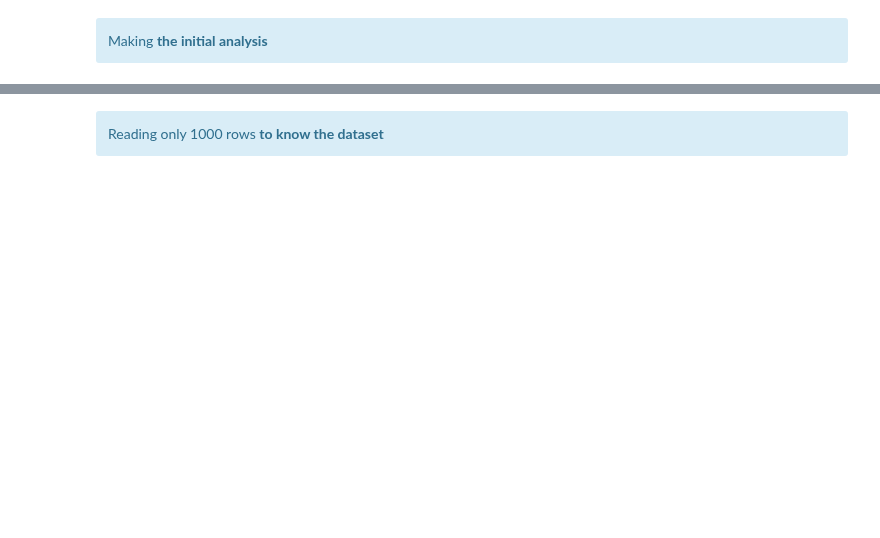
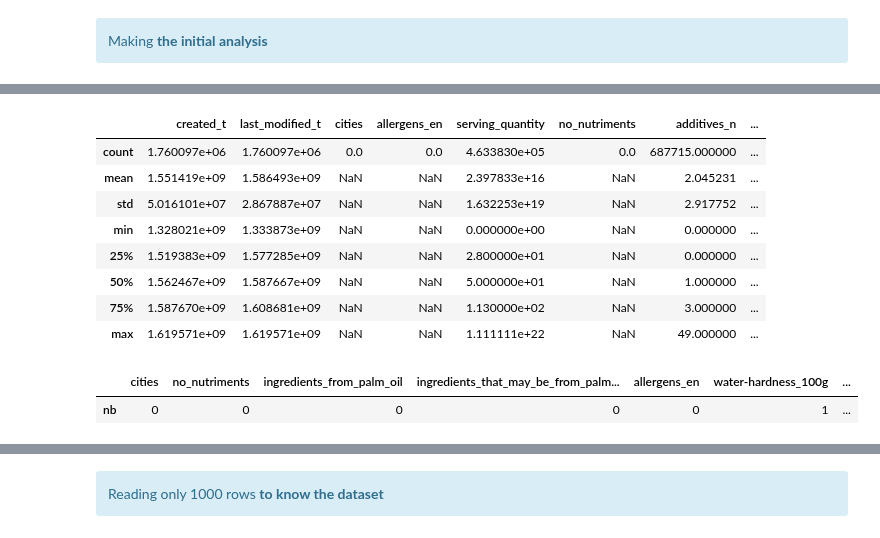
Before and after one commit to samirhinojosa/OC-P3-design-application-public-health, a Jupyter notebook: notebook.ipynb, the cells around one changed output, grey strips where cells are left out. Cells and saved outputs as stored; diff of their text form; code cells hidden in the pictures; blank space fills up the shorter version.

```diff
--- a/notebook.ipynb
+++ b/notebook.ipynb
@@ -114,0 +219,2 @@ Initial Analysis of data dataset
+# %%
+data.dropna(axis="columns", how="all", inplace=True).dropna(axis="rows", how="all", inplace=True)
@@ -114,0 +223,5 @@ Initial Analysis of data dataset
+# %%
+data.drop_duplicates(inplace=True)
+# %%
+pd.set_option("display.max_rows", None) # Show full of rows
+df_initial_analysis(data, "data")
@@ -114,0 +246,2 @@ Initial Analysis of data dataset
+# %%
+pd.set_option("display.max_rows", None) # reset max of showing rows
@@ -114,0 +253,12 @@ Initial Analysis of data dataset
+# %%
+data.describe()
+# %% [output]
+|  | created_t | last_modified_t | cities | allergens_en | serving_quantity | no_nutriments | additives_n | ... |
+| count | 1.760097e+06 | 1.760097e+06 | 0.0 | 0.0 | 4.633830e+05 | 0.0 | 687715.000000 | ... |
+| mean | 1.551419e+09 | 1.586493e+09 | NaN | NaN | 2.397833e+16 | NaN | 2.045231 | ... |
+| std | 5.016101e+07 | 2.867887e+07 | NaN | NaN | 1.632253e+19 | NaN | 2.917752 | ... |
+| min | 1.328021e+09 | 1.333873e+09 | NaN | NaN | 0.000000e+00 | NaN | 0.000000 | ... |
+| 25% | 1.519383e+09 | 1.577285e+09 | NaN | NaN | 2.800000e+01 | NaN | 0.000000 | ... |
+| 50% | 1.562467e+09 | 1.587667e+09 | NaN | NaN | 5.000000e+01 | NaN | 1.000000 | ... |
+| 75% | 1.587670e+09 | 1.608681e+09 | NaN | NaN | 1.130000e+02 | NaN | 3.000000 | ... |
+| max | 1.619571e+09 | 1.619571e+09 | NaN | NaN | 1.111111e+22 | NaN | 49.000000 | ... |
@@ -114,0 +267,7 @@ Initial Analysis of data dataset
+# %%
+nb_not_null = pd.DataFrame((~data.isna()).sum(axis =0), columns=['nb'])
+nb_not_null.sort_values(by=['nb'], axis=0, ascending=True, inplace=True)
+nb_not_null.T.head(150)
+# %% [output]
+|  | cities | no_nutriments | ingredients_from_palm_oil | ingredients_that_may_be_from_palm... | allergens_en | water-hardness_100g | ... |
+| nb | 0 | 0 | 0 | 0 | 0 | 1 | ... |
```
Also changed, not shown: parts of 44 cells of this notebook, 1 other file.
